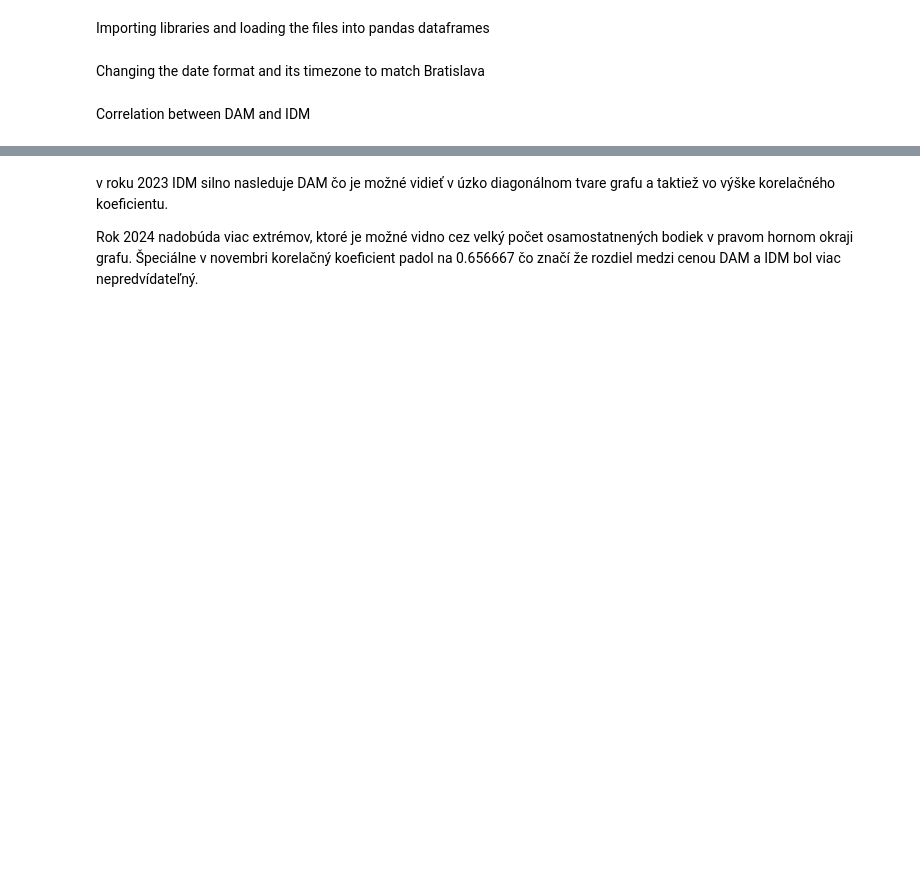
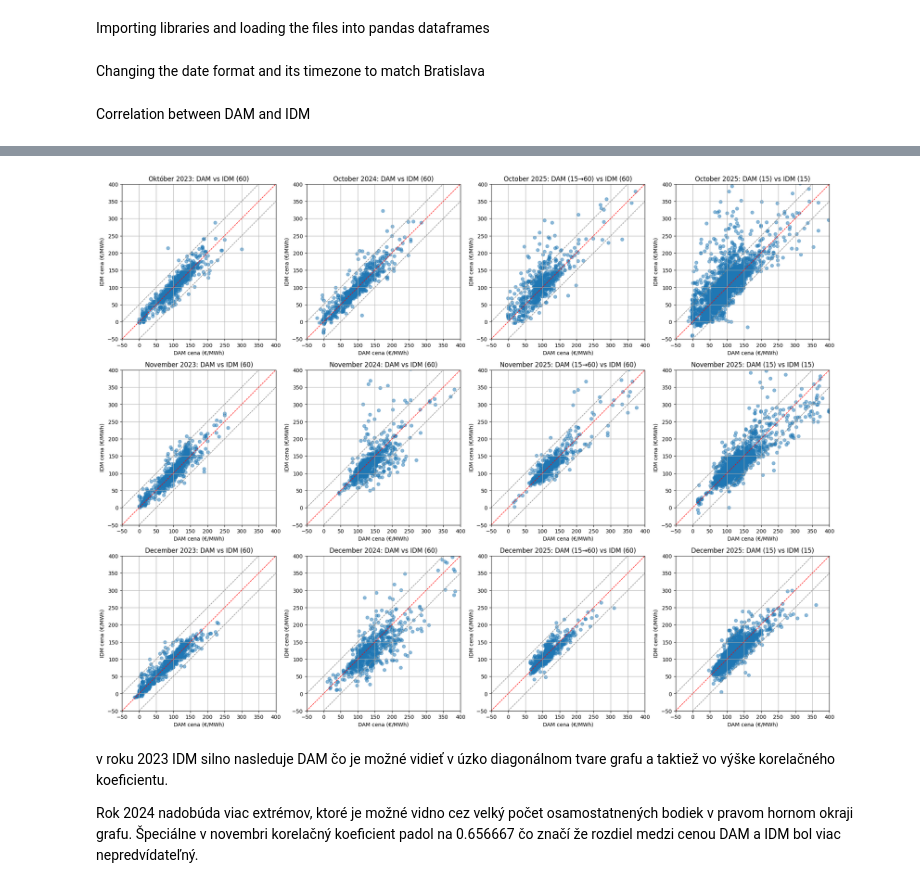
Before and after one commit to Michalzub/Bakalarka-Trh-s-energiou, a Jupyter notebook: notebooks/dvi.ipynb, the cells around one changed output, grey strips where cells are left out. Cells and saved outputs as stored; diff of their text form; code cells hidden in the pictures; blank space fills up the shorter version.

```diff
--- a/notebooks/dvi.ipynb
+++ b/notebooks/dvi.ipynb
@@ -308,34 +338,36 @@ corr_jan.T
 # %%
 fig, ax = plt.subplots(3, 4, figsize=(24, 18), sharex=False)
 
 def add_dev_scatter(axis, title, hourly):
     axis.plot([-50, 400], [-50, 400], color='red', linestyle='--', linewidth=1, label='x=y')
     axis.plot([-50, 400], [-0, 450], color='gray', linestyle='--', linewidth=1, label='x=y')
     axis.plot([0, 400], [-50, 350], color='gray', linestyle='--', linewidth=1, label='x=y')
     axis.scatter(hourly['DAM_price'], hourly['IDM_price'], alpha=0.5)
     axis.set_title(title)
-    axis.set_xlabel("DAM Price (€/MWh)")
-    axis.set_ylabel("IDM Price (€/MWh)")
+    axis.set_xlabel("DAM cena (€/MWh)")
+    axis.set_ylabel("IDM cena (€/MWh)")
     axis.set_xlim(-50, 400)
     axis.set_ylim(-50, 400)
     axis.grid(True)
 
 add_dev_scatter(ax[0][0], 'Október 2023: DAM vs IDM (60)', mergedO2023)
 add_dev_scatter(ax[0][1], 'October 2024: DAM vs IDM (60)', mergedO2024)
 add_dev_scatter(ax[0][2], 'October 2025: DAM (15→60) vs IDM (60)', mergedO2025hourlyIDM)
 add_dev_scatter(ax[0][3], 'October 2025: DAM (15) vs IDM (15)', mergedO2025quarterlyIDM)
 
 add_dev_scatter(ax[1][0], 'November 2023: DAM vs IDM (60)', mergedN2023)
 add_dev_scatter(ax[1][1], 'November 2024: DAM vs IDM (60)', mergedN2024)
 add_dev_scatter(ax[1][2], 'November 2025: DAM (15→60) vs IDM (60)', mergedN2025hourlyIDM)
 add_dev_scatter(ax[1][3], 'November 2025: DAM (15) vs IDM (15)', mergedN2025quarterlyIDM)
 
 add_dev_scatter(ax[2][0], 'December 2023: DAM vs IDM (60)', mergedD2023)
 add_dev_scatter(ax[2][1], 'December 2024: DAM vs IDM (60)', mergedD2024)
 add_dev_scatter(ax[2][2], 'December 2025: DAM (15→60) vs IDM (60)', mergedD2025hourlyIDM)
 add_dev_scatter(ax[2][3], 'December 2025: DAM (15) vs IDM (15)', mergedD2025quarterlyIDM)
 plt.style.use('default')
 plt.show()
+# %% [output]
+[figure, added]
 # %% [markdown]
 v roku 2023 IDM silno nasleduje DAM čo je možné vidieť v úzko diagonálnom tvare grafu a taktiež vo výške korelačného koeficientu.
 
```
Also changed, not shown: parts of 11 cells of this notebook, 5 other files.
